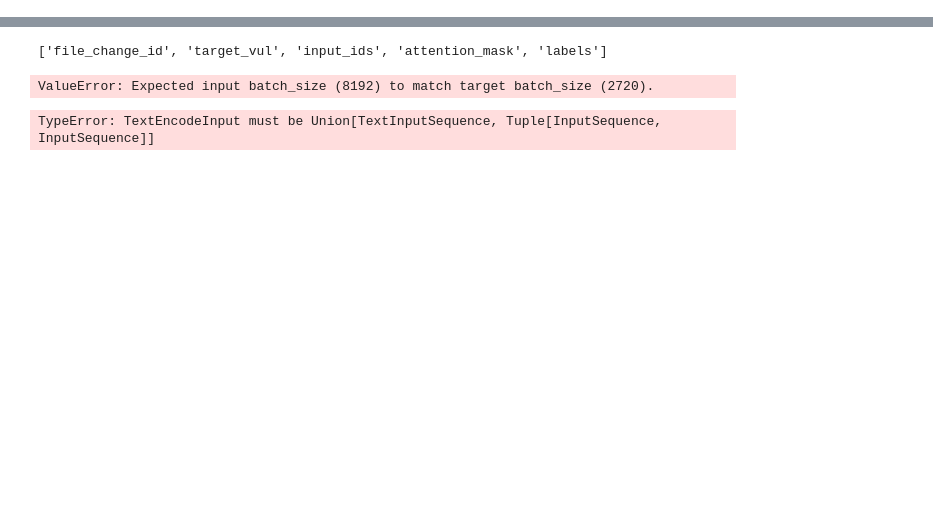
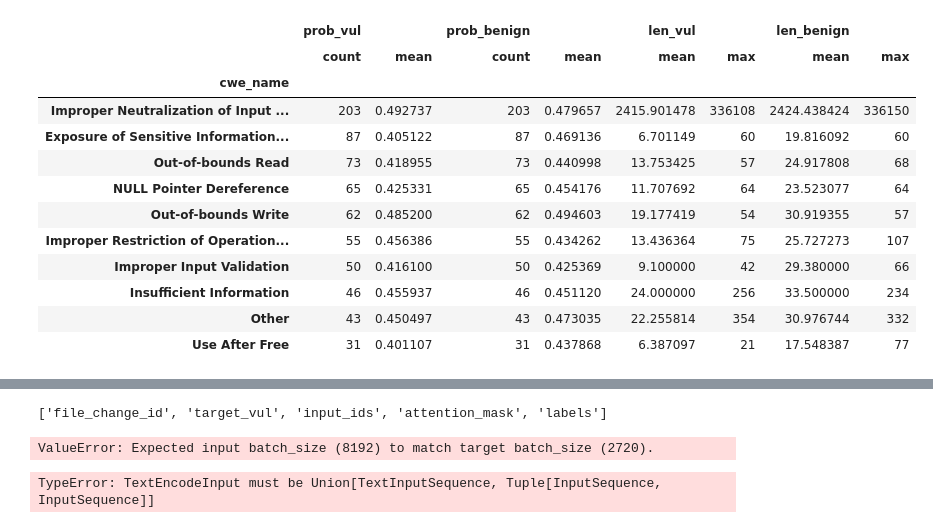
Before and after one commit to violacampos/bigcode-evaluation-harness, a Jupyter notebook: playground/ppl.ipynb, the cells around one changed output, grey strips where cells are left out. Drawn from its saved outputs; the diff is of its cells as text; code cells hidden in the pictures; blank space fills up the shorter version.

```diff
--- a/playground/ppl.ipynb
+++ b/playground/ppl.ipynb
@@ -333,0 +252,26 @@ nlls
+# %%
+df_results['id']=df_results['id'].astype(int)
+df_results_with_cwe = df_results.merge(df_changes_with_CWE, left_on=['id'], right_on=['file_change_id'])
+#df_results_with_cwe.head()
+grouped_cwes = df_results_with_cwe.groupby('cwe_name')
+
+grouped_cwes = grouped_cwes.agg({'prob_vul':['count', 'mean'],
+                               'prob_benign':['count', 'mean'],
+                               'len_vul':['mean', 'max'],
+                               'len_benign':['mean', 'max']}
+                               ).sort_values(by=('prob_vul', 'count'), ascending=False)
+grouped_cwes.head(10)
+# %% [output]
+|  | prob_vul |  | prob_benign |  | len_vul |  | len_benign |  |
+|  | count | mean | count | mean | mean | max | mean | max |
+| cwe_name |  |  |  |  |  |  |  |  |
+| Improper Neutralization of Input ... | 203 | 0.492737 | 203 | 0.479657 | 2415.901478 | 336108 | 2424.438424 | 336150 |
+| Exposure of Sensitive Information... | 87 | 0.405122 | 87 | 0.469136 | 6.701149 | 60 | 19.816092 | 60 |
+| Out-of-bounds Read | 73 | 0.418955 | 73 | 0.440998 | 13.753425 | 57 | 24.917808 | 68 |
+| NULL Pointer Dereference | 65 | 0.425331 | 65 | 0.454176 | 11.707692 | 64 | 23.523077 | 64 |
+| Out-of-bounds Write | 62 | 0.485200 | 62 | 0.494603 | 19.177419 | 54 | 30.919355 | 57 |
+| Improper Restriction of Operation... | 55 | 0.456386 | 55 | 0.434262 | 13.436364 | 75 | 25.727273 | 107 |
+| Improper Input Validation | 50 | 0.416100 | 50 | 0.425369 | 9.100000 | 42 | 29.380000 | 66 |
+| Insufficient Information | 46 | 0.455937 | 46 | 0.451120 | 24.000000 | 256 | 33.500000 | 234 |
+| Other | 43 | 0.450497 | 43 | 0.473035 | 22.255814 | 354 | 30.976744 | 332 |
+| Use After Free | 31 | 0.401107 | 31 | 0.437868 | 6.387097 | 21 | 17.548387 | 77 |
```
Also changed, not shown: parts of 22 cells of this notebook.
